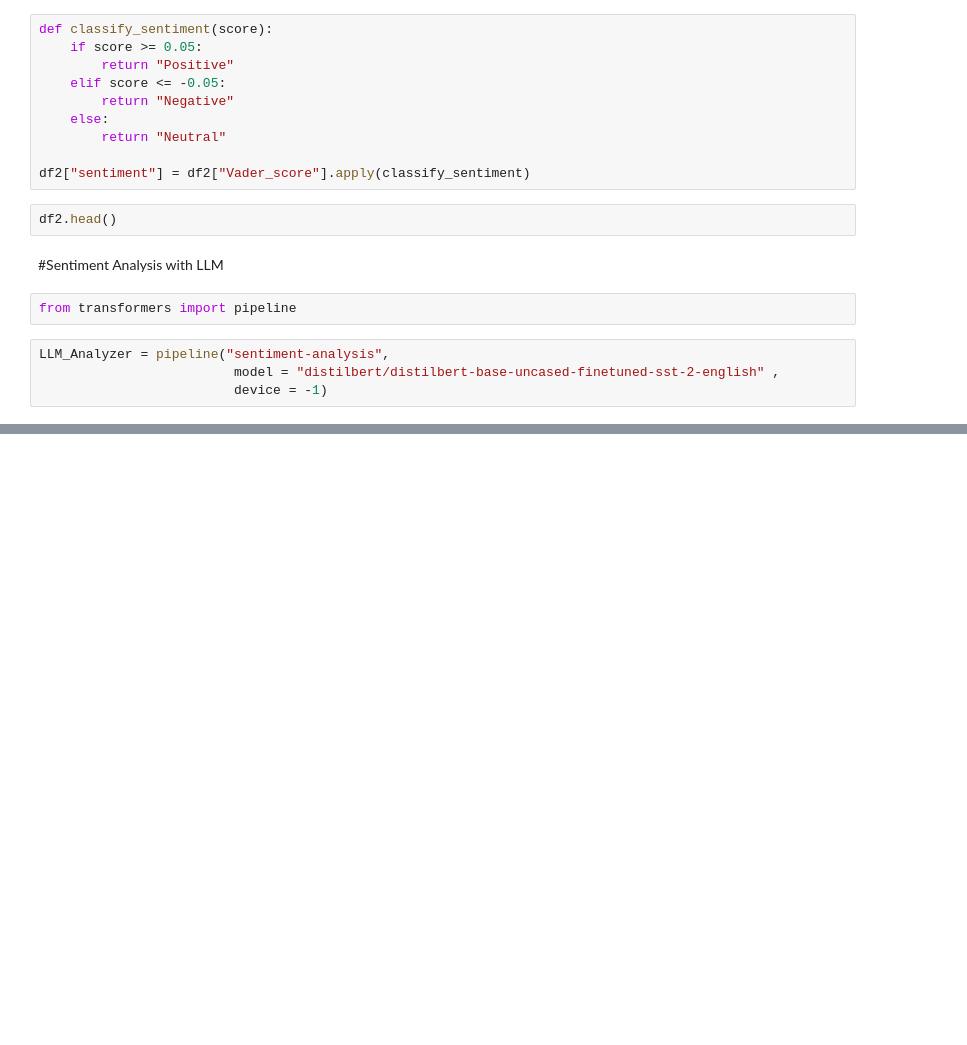
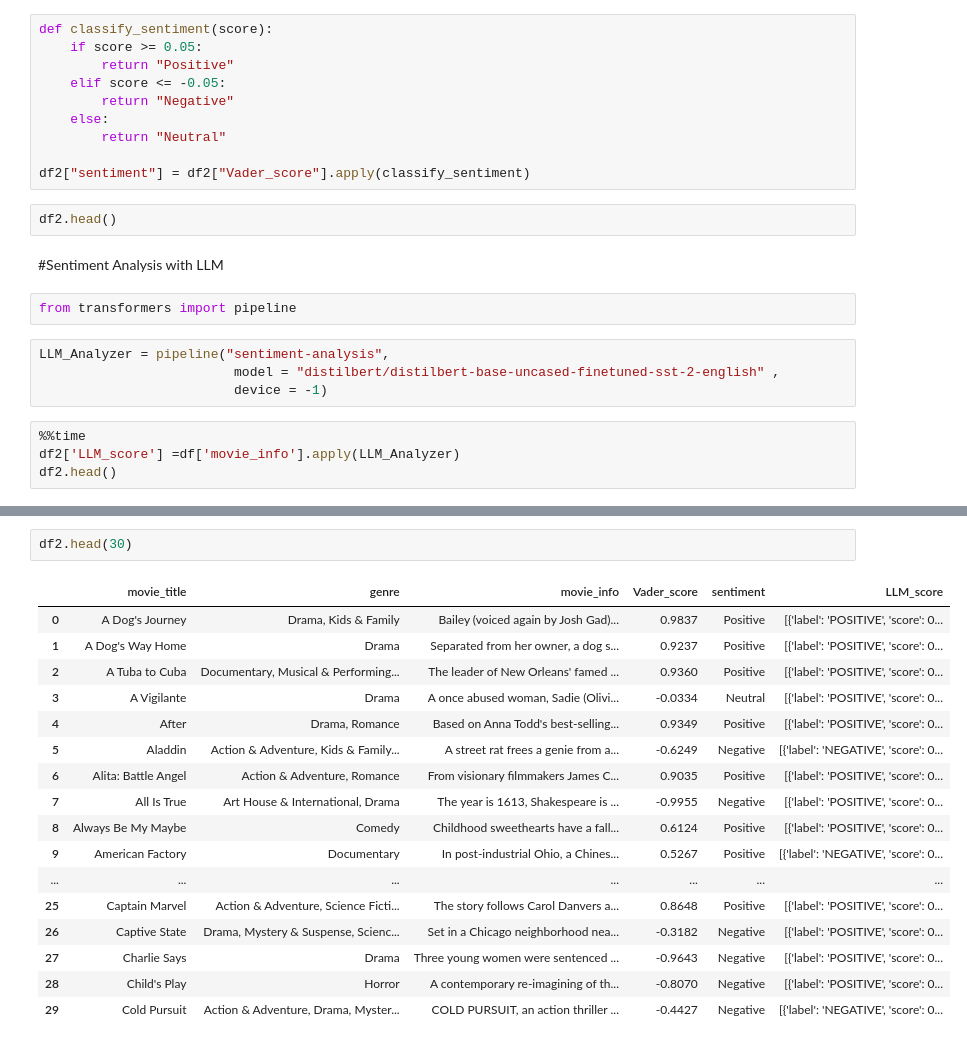
Before and after one commit to mehdi-bardou/sentiment-analysis-vader-vs-transformers, a Jupyter notebook: Untitled.ipynb, the cells around one changed output, grey strips where cells are left out. Cells and saved outputs as stored; diff of their text form; blank space fills up the shorter version.

Commit message:
building LLM analyzer

```diff
--- a/Untitled.ipynb
+++ b/Untitled.ipynb
@@ -74,3 +96,7 @@ from transformers import pipeline
 LLM_Analyzer = pipeline("sentiment-analysis",
                          model = "distilbert/distilbert-base-uncased-finetuned-sst-2-english" ,
                          device = -1)
+# %%
+%%time
+df2['LLM_score'] =df['movie_info'].apply(LLM_Analyzer)
+df2.head()
@@ -76,0 +112,20 @@ LLM_Analyzer = pipeline("sentiment-analysis",
+# %%
+df2.head(30)
+# %% [output]
+|  | movie_title | genre | movie_info | Vader_score | sentiment | LLM_score |
+| 0 | A Dog's Journey | Drama, Kids & Family | Bailey (voiced again by Josh Gad)... | 0.9837 | Positive | [{'label': 'POSITIVE', 'score': 0... |
+| 1 | A Dog's Way Home | Drama | Separated from her owner, a dog s... | 0.9237 | Positive | [{'label': 'POSITIVE', 'score': 0... |
+| 2 | A Tuba to Cuba | Documentary, Musical & Performing... | The leader of New Orleans' famed ... | 0.9360 | Positive | [{'label': 'POSITIVE', 'score': 0... |
+| 3 | A Vigilante | Drama | A once abused woman, Sadie (Olivi... | -0.0334 | Neutral | [{'label': 'POSITIVE', 'score': 0... |
+| 4 | After | Drama, Romance | Based on Anna Todd's best-selling... | 0.9349 | Positive | [{'label': 'POSITIVE', 'score': 0... |
+| 5 | Aladdin | Action & Adventure, Kids & Family... | A street rat frees a genie from a... | -0.6249 | Negative | [{'label': 'NEGATIVE', 'score': 0... |
+| 6 | Alita: Battle Angel | Action & Adventure, Romance | From visionary filmmakers James C... | 0.9035 | Positive | [{'label': 'POSITIVE', 'score': 0... |
+| 7 | All Is True | Art House & International, Drama | The year is 1613, Shakespeare is ... | -0.9955 | Negative | [{'label': 'POSITIVE', 'score': 0... |
+| 8 | Always Be My Maybe | Comedy | Childhood sweethearts have a fall... | 0.6124 | Positive | [{'label': 'POSITIVE', 'score': 0... |
+| 9 | American Factory | Documentary | In post-industrial Ohio, a Chines... | 0.5267 | Positive | [{'label': 'NEGATIVE', 'score': 0... |
+| ... | ... | ... | ... | ... | ... | ... |
+| 25 | Captain Marvel | Action & Adventure, Science Ficti... | The story follows Carol Danvers a... | 0.8648 | Positive | [{'label': 'POSITIVE', 'score': 0... |
+| 26 | Captive State | Drama, Mystery & Suspense, Scienc... | Set in a Chicago neighborhood nea... | -0.3182 | Negative | [{'label': 'POSITIVE', 'score': 0... |
+| 27 | Charlie Says | Drama | Three young women were sentenced ... | -0.9643 | Negative | [{'label': 'POSITIVE', 'score': 0... |
+| 28 | Child's Play | Horror | A contemporary re-imagining of th... | -0.8070 | Negative | [{'label': 'POSITIVE', 'score': 0... |
+| 29 | Cold Pursuit | Action & Adventure, Drama, Myster... | COLD PURSUIT, an action thriller ... | -0.4427 | Negative | [{'label': 'NEGATIVE', 'score': 0... |
```
Also changed, not shown: parts of 2 cells of this notebook.
